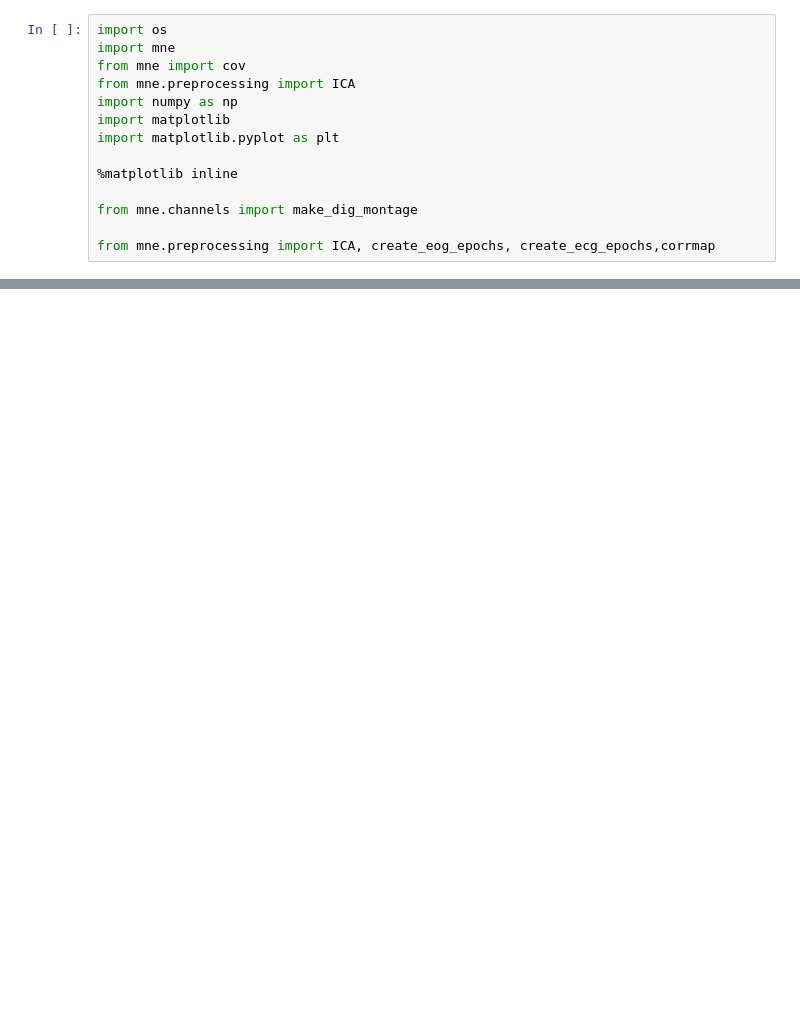
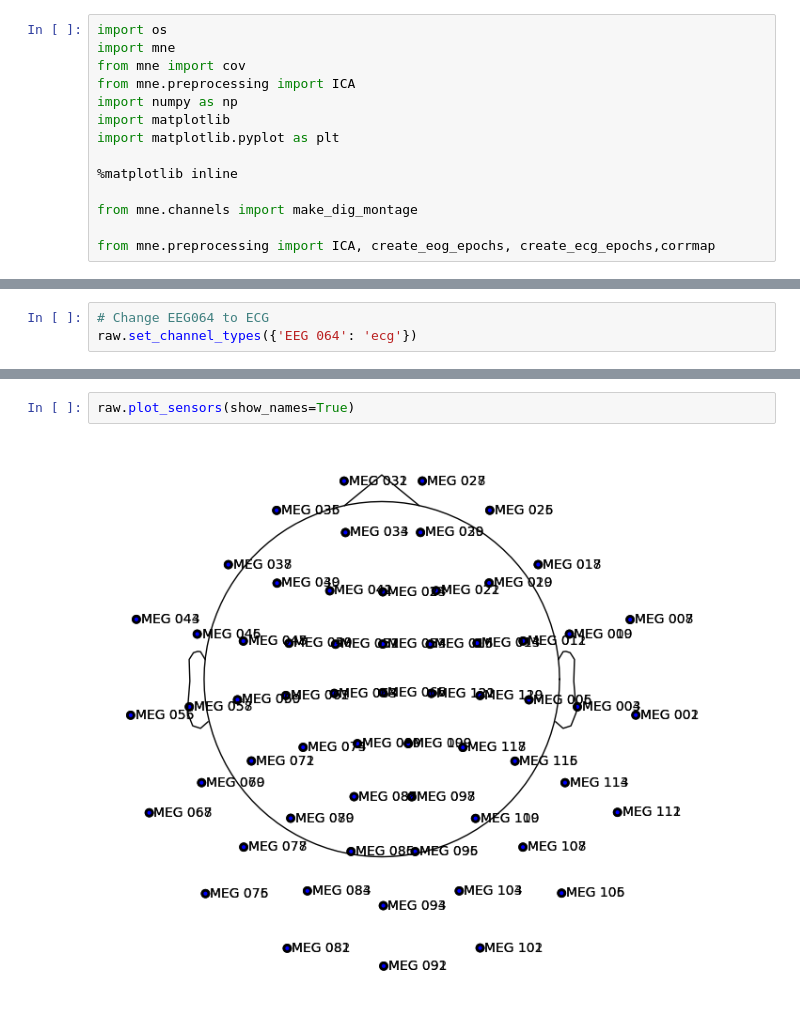
Before and after one commit to pariisaakhanjani/HeidelbergThesisAnalysis, a Jupyter notebook: Auditory.ipynb, the cells around one changed output, grey strips where cells are left out. Saved outputs shown, nothing was run; the diff lists cells and outputs as text; blank space fills up the shorter version.

```diff
--- a/Auditory.ipynb
+++ b/Auditory.ipynb
@@ -341,0 +417,3 @@ Channels marked as bad:
+# %%
+# Change EEG064 to ECG
+raw.set_channel_types({'EEG 064': 'ecg'})
@@ -341,0 +437,4 @@ Channels marked as bad:
+# %%
+raw.plot_sensors(show_names=True)
+# %% [output]
+[figure, added]
```
Also changed, not shown: parts of 20 cells of this notebook.
